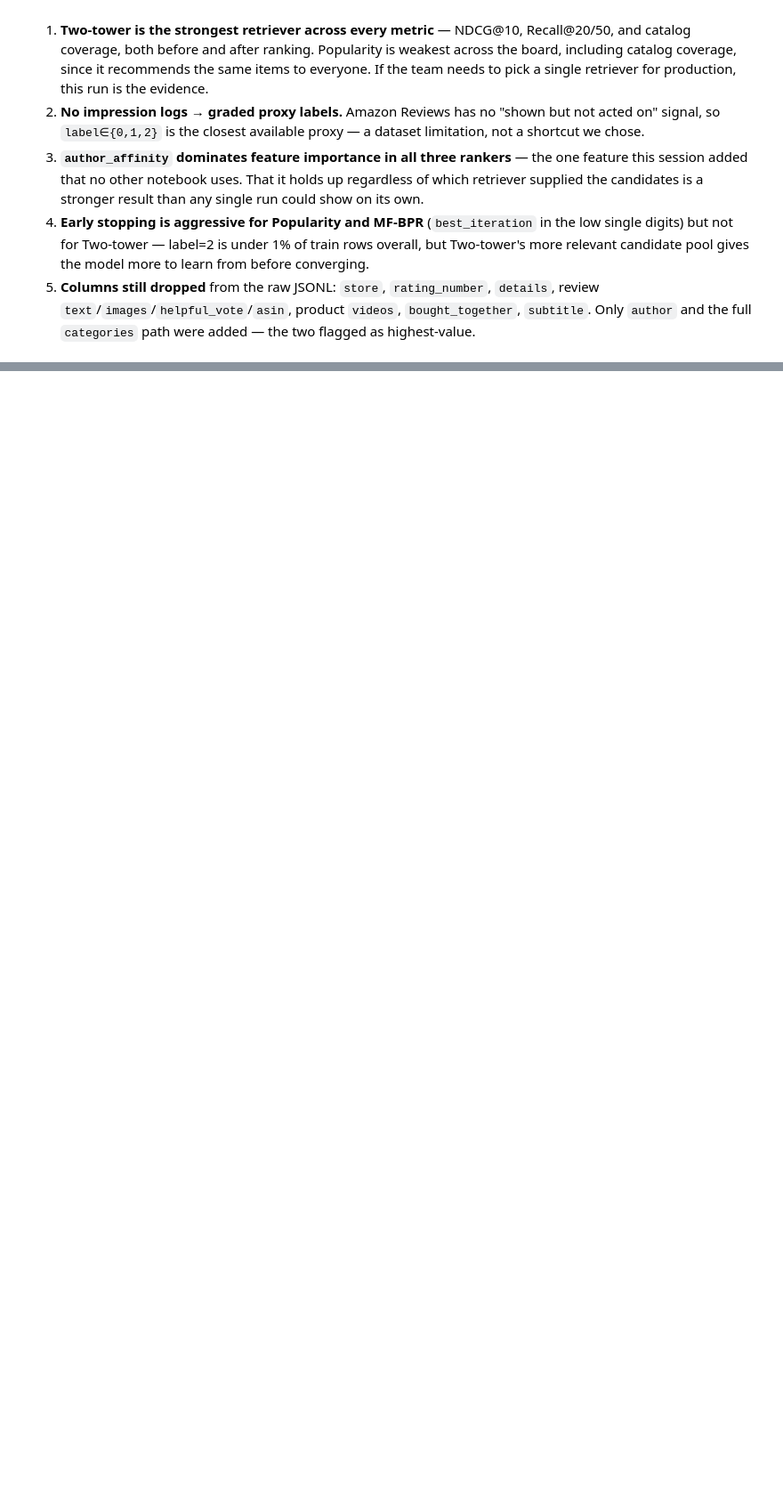
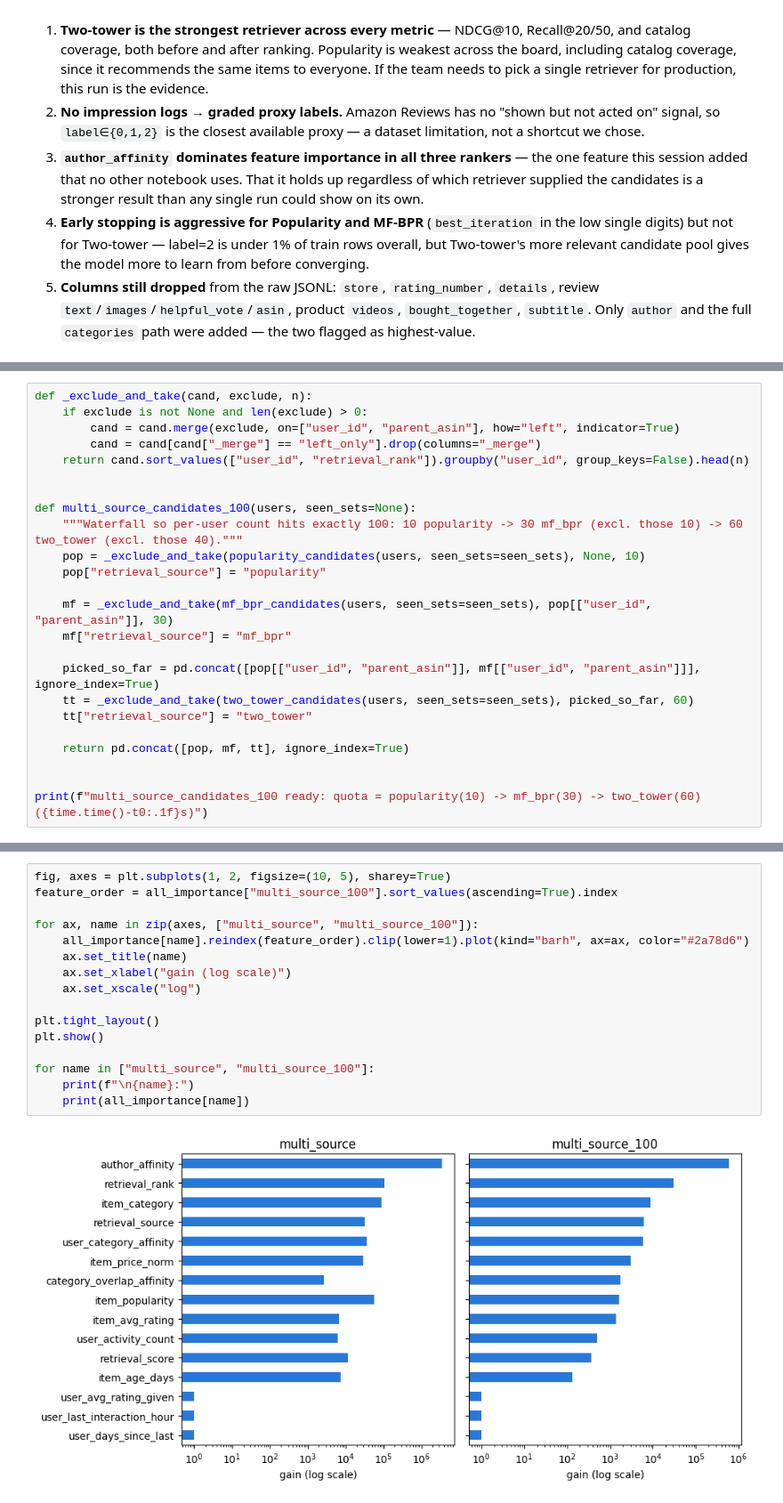
Before and after one commit to t-sapalyu/recsys_amazon_book, a Jupyter notebook: notebooks/recsys-ranking.ipynb, the cells around one changed output, grey strips where cells are left out. Shown at 89% size. Saved outputs shown, nothing was run; the diff lists cells and outputs as text; blank space fills up the shorter version.

```diff
--- a/notebooks/recsys-ranking.ipynb
+++ b/notebooks/recsys-ranking.ipynb
@@ -705,0 +739,24 @@ dtype: float64
+# %%
+def _exclude_and_take(cand, exclude, n):
+    if exclude is not None and len(exclude) > 0:
+        cand = cand.merge(exclude, on=["user_id", "parent_asin"], how="left", indicator=True)
+        cand = cand[cand["_merge"] == "left_only"].drop(columns="_merge")
+    return cand.sort_values(["user_id", "retrieval_rank"]).groupby("user_id", group_keys=False).head(n)
+
+
+def multi_source_candidates_100(users, seen_sets=None):
+    """Waterfall so per-user count hits exactly 100: 10 popularity -> 30 mf_bpr (excl. those 10) -> 60 two_tower (excl. those 40)."""
+    pop = _exclude_and_take(popularity_candidates(users, seen_sets=seen_sets), None, 10)
+    pop["retrieval_source"] = "popularity"
+
+    mf = _exclude_and_take(mf_bpr_candidates(users, seen_sets=seen_sets), pop[["user_id", "parent_asin"]], 30)
+    mf["retrieval_source"] = "mf_bpr"
+
+    picked_so_far = pd.concat([pop[["user_id", "parent_asin"]], mf[["user_id", "parent_asin"]]], ignore_index=True)
+    tt = _exclude_and_take(two_tower_candidates(users, seen_sets=seen_sets), picked_so_far, 60)
+    tt["retrieval_source"] = "two_tower"
+
+    return pd.concat([pop, mf, tt], ignore_index=True)
+
+
+print(f"multi_source_candidates_100 ready: quota = popularity(10) -> mf_bpr(30) -> two_tower(60)   ({time.time()-t0:.1f}s)")
@@ -705,0 +945,18 @@ dtype: float64
+# %%
+fig, axes = plt.subplots(1, 2, figsize=(10, 5), sharey=True)
+feature_order = all_importance["multi_source_100"].sort_values(ascending=True).index
+
+for ax, name in zip(axes, ["multi_source", "multi_source_100"]):
+    all_importance[name].reindex(feature_order).clip(lower=1).plot(kind="barh", ax=ax, color="#2a78d6")
+    ax.set_title(name)
+    ax.set_xlabel("gain (log scale)")
+    ax.set_xscale("log")
+
+plt.tight_layout()
+plt.show()
+
+for name in ["multi_source", "multi_source_100"]:
+    print(f"\n{name}:")
+    print(all_importance[name])
+# %% [output]
+[figure, added]
```
Also changed, not shown: parts of 21 cells of this notebook, 1 other file.
